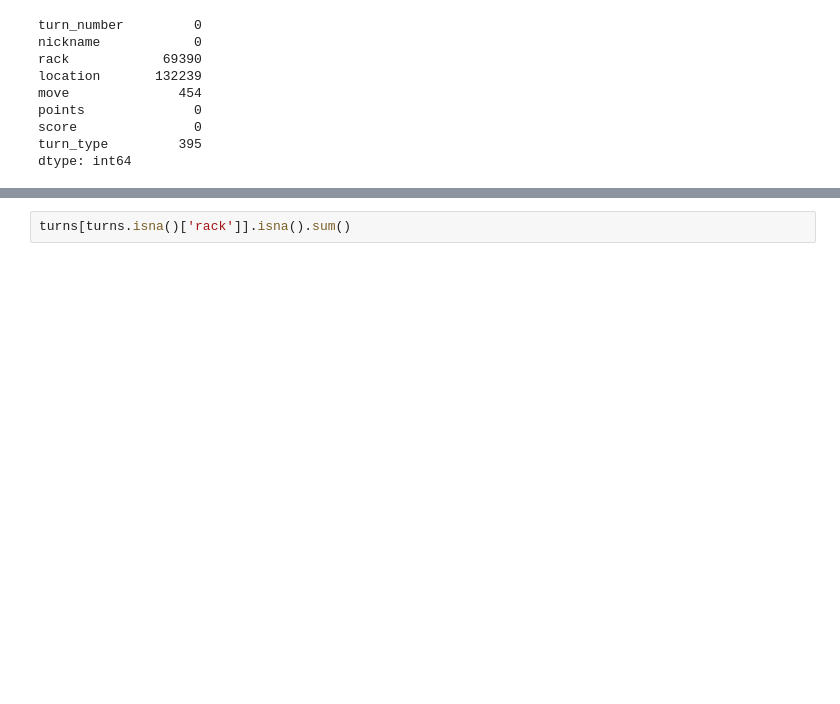
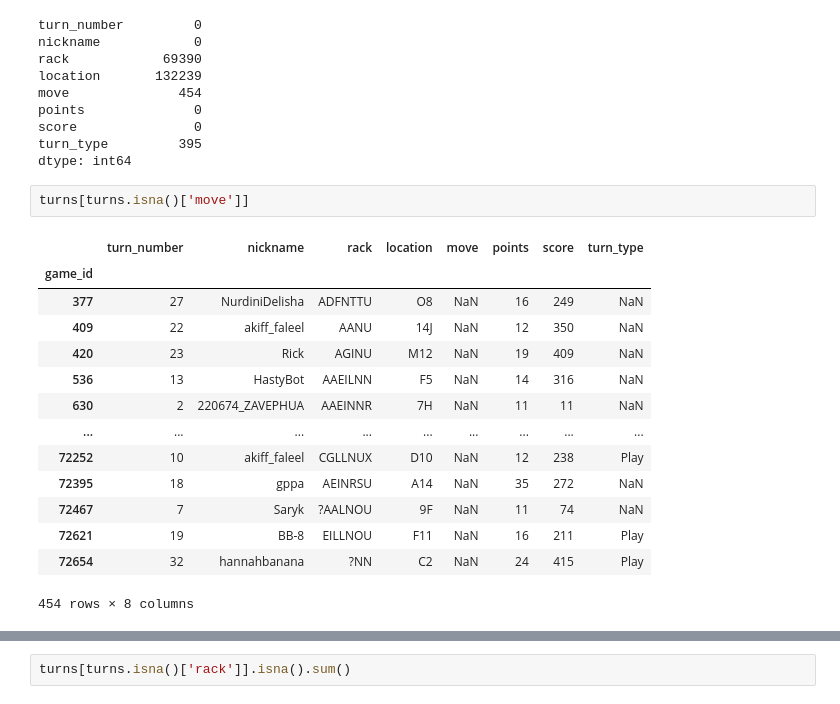
Before and after one commit to CatGuy1300/scrabble, a Jupyter notebook: notebooks/na_search.ipynb, the cells around one changed output, grey strips where cells are left out. Saved outputs shown, nothing was run; the diff lists cells and outputs as text; blank space fills up the shorter version.

```diff
--- a/notebooks/na_search.ipynb
+++ b/notebooks/na_search.ipynb
@@ -43,3 +43,20 @@ points              0
 score               0
 turn_type         395
 dtype: int64
+# %%
+turns[turns.isna()['move']]
+# %% [output]
+|  | turn_number | nickname | rack | location | move | points | score | turn_type |
+| game_id |  |  |  |  |  |  |  |  |
+| 377 | 27 | NurdiniDelisha | ADFNTTU | O8 | NaN | 16 | 249 | NaN |
+| 409 | 22 | akiff_faleel | AANU | 14J | NaN | 12 | 350 | NaN |
+| 420 | 23 | Rick | AGINU | M12 | NaN | 19 | 409 | NaN |
+| 536 | 13 | HastyBot | AAEILNN | F5 | NaN | 14 | 316 | NaN |
+| 630 | 2 | 220674_ZAVEPHUA | AAEINNR | 7H | NaN | 11 | 11 | NaN |
+| ... | ... | ... | ... | ... | ... | ... | ... | ... |
+| 72252 | 10 | akiff_faleel | CGLLNUX | D10 | NaN | 12 | 238 | Play |
+| 72395 | 18 | gppa | AEINRSU | A14 | NaN | 35 | 272 | NaN |
+| 72467 | 7 | Saryk | ?AALNOU | 9F | NaN | 11 | 74 | NaN |
+| 72621 | 19 | BB-8 | EILLNOU | F11 | NaN | 16 | 211 | Play |
+| 72654 | 32 | hannahbanana | ?NN | C2 | NaN | 24 | 415 | Play |
+454 rows × 8 columns
```
Also changed, not shown: parts of 3 cells of this notebook, 1 other file.
